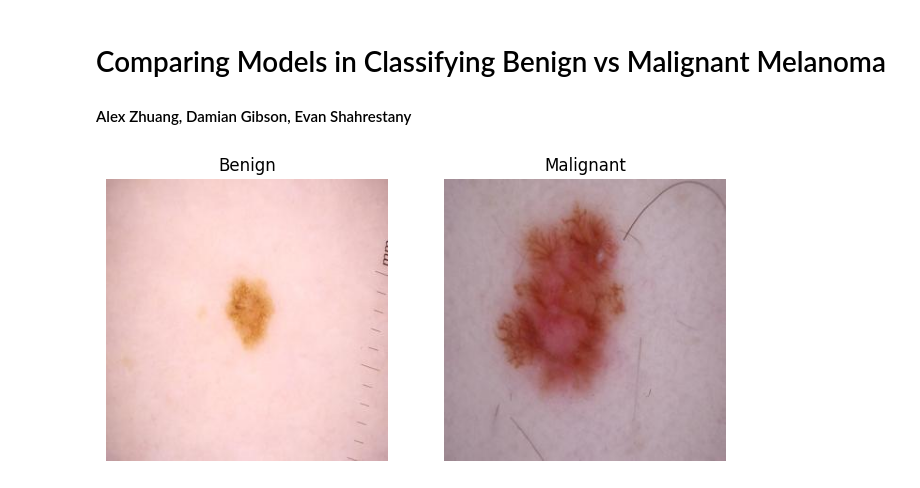
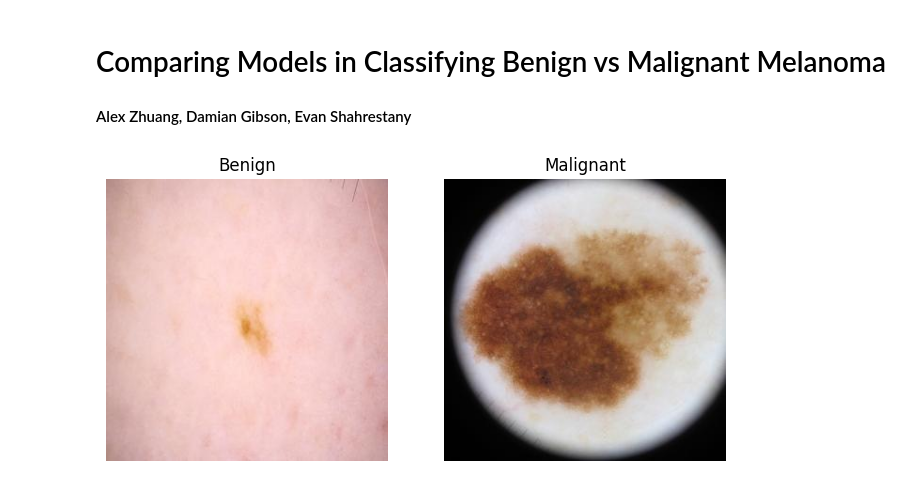
Before and after one commit to eshahrestany/cs184aproj, a Jupyter notebook: project.ipynb, the cells around one changed output. Drawn from its saved outputs; the diff is of its cells as text; code cells hidden in the pictures.

```diff
--- a/project.ipynb
+++ b/project.ipynb
@@ -3,38 +3,34 @@
 
 #### Alex Zhuang, Damian Gibson, Evan Shahrestany
 # %%
+import random
 from matplotlib import pyplot as plt
 import matplotlib.image as mpimg
-from PIL import Image
-import numpy as np
 import os
 import kagglehub
 
 # Download the dataset from Kaggle
 path = kagglehub.dataset_download("hasnainjaved/melanoma-skin-cancer-dataset-of-10000-images")
 path = os.path.join(path, "melanoma_cancer_dataset")
 
 # show example benign and example malignant melanoma image from dataset
-example_benign =os.path.join(path, "train/benign/melanoma_0.jpg")
-example_malignant = os.path.join(path, "train/malignant/melanoma_5191.jpg")
+example_benign = os.path.join(path, f"train/benign/melanoma_{random.randint(0,5000)}.jpg")
+example_malignant = os.path.join(path, f"train/malignant/melanoma_{random.randint(5000,10000)}.jpg")
 
-img_A = mpimg.imread(example_benign)
-img_B = mpimg.imread(example_malignant)
-
-img_A = np.array(Image.open(example_benign).convert("RGB"))
-img_B = np.array(Image.open(example_malignant).convert("RGB"))
+example_benign = mpimg.imread(example_benign)
+example_malignant = mpimg.imread(example_malignant)
 
 fig, ax = plt.subplots(1, 2, figsize=(8,4))
 
-ax[0].imshow(img_A)
-ax[1].imshow(img_B)
+ax[0].imshow(example_benign)
+ax[1].imshow(example_malignant)
 
 ax[0].set_title("Benign")
 ax[1].set_title("Malignant")
 
 ax[0].axis("off")
 ax[1].axis("off")
 
 plt.show()
 # %% [output]
-[figure, old version]
+[figure, new version]
```
Also changed, not shown: parts of 2 cells of this notebook, 5 other files.
